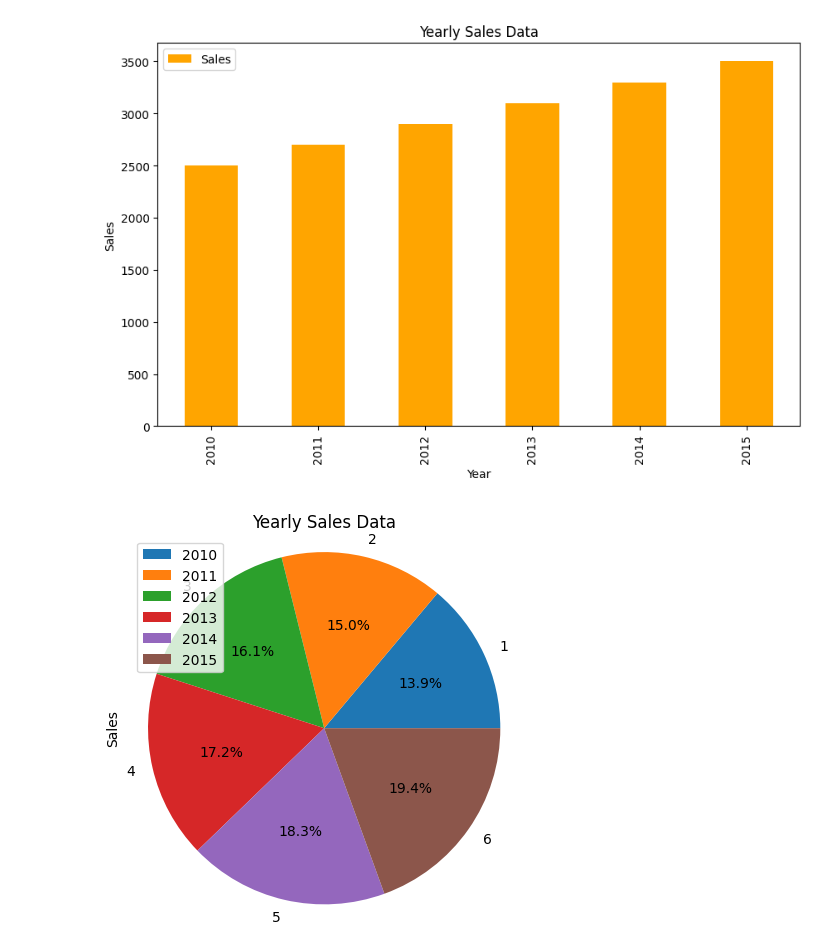
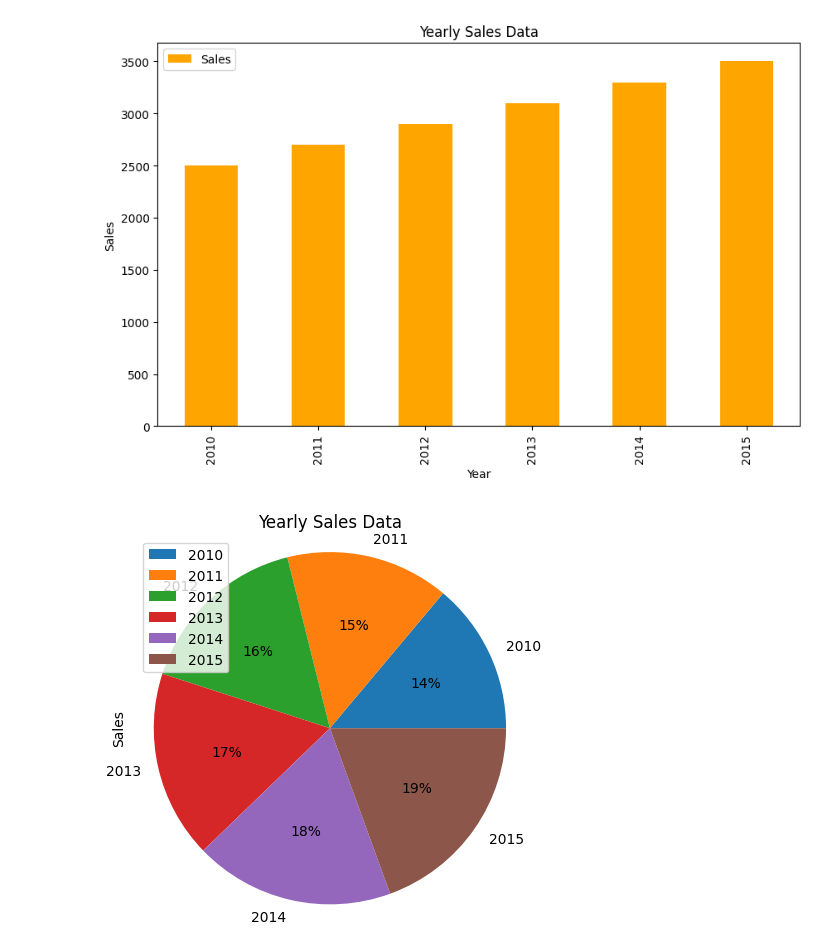
Before and after one commit to rayala144/Test_Projects, a Jupyter notebook: Pandas/Dataset_explore/plots.ipynb, the cells around one changed output. Cells and saved outputs as stored; diff of their text form; code cells hidden in the pictures.

```diff
--- a/Pandas/Dataset_explore/plots.ipynb
+++ b/Pandas/Dataset_explore/plots.ipynb
@@ -21,23 +21,23 @@ plt.show()
 # %%
 
 # Sample dataset
 data = {'Year': [2010, 2011, 2012, 2013, 2014, 2015],
         'Sales': [2500, 2700, 2900, 3100, 3300, 3500]}
 
-df1 = pd.DataFrame(data, index=[1, 2, 3, 4, 5, 6])
+df1 = pd.DataFrame(data, index=data['Year'])
 
 
-total_sales = df1['Sales'].sum()
+# total_sales = df1['Sales'].sum()
 
 # Generate the pie chart
-df1['Sales'].plot(kind='pie', figsize=(5, 5), autopct=lambda x : '{:.1f}%'.format(x))
+df1['Sales'].plot(kind='pie', figsize=(5, 5), autopct=lambda x : '{:.0f}%'.format(x))
 
 # Add labels and title to the graph
 plt.axis('equal')
 plt.legend(df1['Year'])
 plt.title('Yearly Sales Data')
 
 # Show the graph
 plt.show()
 # %% [output]
-[figure, old version]
+[figure, new version]
```
Also changed, not shown: 2 other files.
